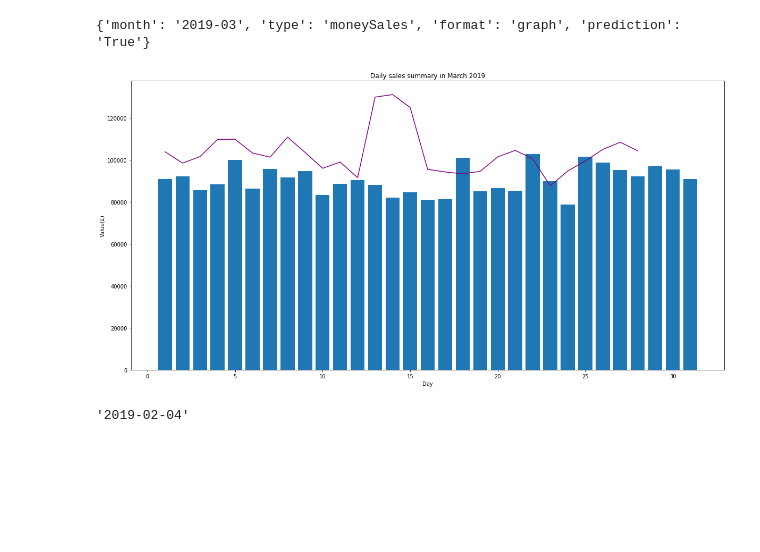
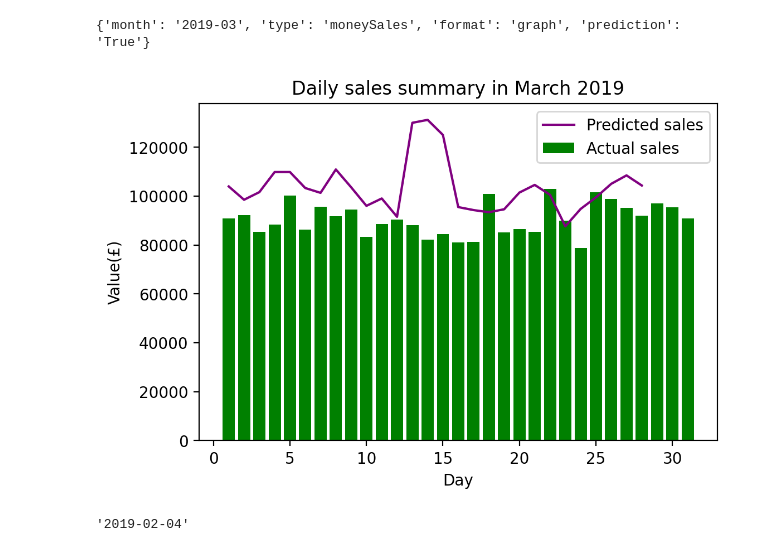
Before and after one commit to peterCode22/Intelligent-Stock-Management-System, a Jupyter notebook: python/reportDRAFT.ipynb, the cells around one changed output. Drawn from its saved outputs; the diff is of its cells as text; code cells hidden in the pictures; blank space fills up the shorter version.

Commit message:
fixed money sales

```diff
--- a/python/reportDRAFT.ipynb
+++ b/python/reportDRAFT.ipynb
@@ -32,57 +32,66 @@ if bool(argDict['month']): #month
                 "September",
                 "October",
                 "November",
                 "December"]
 
     if argDict['type'] == 'moneySales':
         sql = "SELECT DayT, Value FROM money_sales WHERE MONTH(DayT) = %s AND YEAR(DayT) = %s"
         salesCursor = conn.cursor()
         param = (month, year)
         salesCursor.execute(sql, param)
         salesResult = salesCursor.fetchall()
         salesCursor.close()
         moneyDF = pd.DataFrame(salesResult, columns=['Date', 'Value'])
         moneyDF['Day'] = pd.to_datetime(moneyDF['Date']).dt.day
         dailyDF = moneyDF.groupby('Day')['Value'].sum().reset_index()
+        dailyPreviousMoneyDF = None
+        dailyPredictionMoneyDF = None
 
+        if 'previous' in argDict:
+            previousCursor = conn.cursor()
+            paramPrevious = (month - 1, year)
+            previousCursor.execute(sql, paramPrevious)
+            previousResult = previousCursor.fetchall()
+            previousCursor.close()
+            previousMoneyDF = pd.DataFrame(data=previousResult, columns=['Date', 'Value'])
+            previousMoneyDF['Day'] = pd.to_datetime(previousMoneyDF['Date']).dt.day
+            dailyPreviousMoneyDF = previousMoneyDF.groupby('Day')['Value'].sum().reset_index()
+
+        if 'prediction' in argDict:
+            predictionCursor = conn.cursor()
+            predictionSql = 'SELECT DayT, Predicted_Value from money_pred WHERE MONTH(DayT) = %s AND YEAR(DayT) = %s'
+            predictionCursor.execute(predictionSql, param)
+            predictionResult = predictionCursor.fetchall()
+            predictionCursor.close()
+            predictionMoneyDF = pd.DataFrame(data=predictionResult, columns=['Date', 'PredValue'])
+            predictionMoneyDF['Day'] = pd.to_datetime(predictionMoneyDF['Date']).dt.day
+            dailyPredictionMoneyDF = predictionMoneyDF.groupby('Day')['PredValue'].sum().reset_index()
 
         if argDict['format'] == 'graph':
-            plt.figure(figsize=(20,10))
-            plt.bar(x = dailyDF['Day'], height = dailyDF['Value'])
+            plt.figure(dpi=200)
+            plt.bar(x = dailyDF['Day'], height = dailyDF['Value'], color = 'green', label='Actual sales')
             plt.title('Daily sales summary in ' + monthNames[month - 1] + ' ' + str(year))
             plt.xlabel('Day')
             plt.ylabel('Value(£)')
 
+            if dailyPredictionMoneyDF is not None:
+                plt.plot(dailyPredictionMoneyDF['Day'], dailyPredictionMoneyDF['PredValue'], c = 'purple', label='Predicted sales')
 
-            if 'previous' in argDict:
-                preVCursor = conn.cursor()
-                paramPrev = (month - 1, year)
-                preVCursor.execute(sql, paramPrev)
-                prevResult = preVCursor.fetchall()
-                preVCursor.close()
-                prevMoneyDF = pd.DataFrame(data=prevResult, columns=['Date', 'Value'])
-                prevMoneyDF['Day'] = pd.to_datetime(prevMoneyDF['Date']).dt.day
-                dailyPrevMoneyDF = prevMoneyDF.groupby('Day')['Value'].sum().reset_index()
-                plt.plot(dailyPrevMoneyDF['Day'], dailyPrevMoneyDF['Value'], c = 'blue')
+            if dailyPreviousMoneyDF is not None:
+                plt.plot(dailyPreviousMoneyDF['Day'], dailyPreviousMoneyDF['Value'], c = 'orange', label="Last month's sales")
 
-            if 'prediction' in argDict:
-                preDCursor = conn.cursor()
-                preDsql = 'SELECT DayT, Predicted_Value from money_pred WHERE MONTH(DayT) = %s AND YEAR(DayT) = %s'
-                preDCursor.execute(preDsql, param)
-                preDResult = preDCursor.fetchall()
-                preDCursor.close()
-                preDMoneyDF = pd.DataFrame(data=preDResult, columns=['Date', 'PredValue'])
-                preDMoneyDF['Day'] = pd.to_datetime(prevMoneyDF['Date']).dt.day
-                dailyPreDMoneyDF = preDMoneyDF.groupby('Day')['PredValue'].sum().reset_index()
-                plt.plot(dailyPreDMoneyDF['Day'], dailyPreDMoneyDF['PredValue'], c = 'purple')
 
-            #plt.savefig('graph.jpg', bbox_inches = 'tight')
+            plt.legend()
+            plt.savefig('python/graph.jpg', bbox_inches = 'tight')
+
+        #else: #table
+
 
 
 conn.close()
 # %% [output]
 {'month': '2019-03', 'type': 'moneySales', 'format': 'graph', 'prediction': 'True'}
-[figure, old version]
+[figure, new version]
 # %%
 text = '2019-01-04'
 text = text[:6] + str(int(text[6]) + 1) + text[7:]
```
Also changed, not shown: 3 other files.
